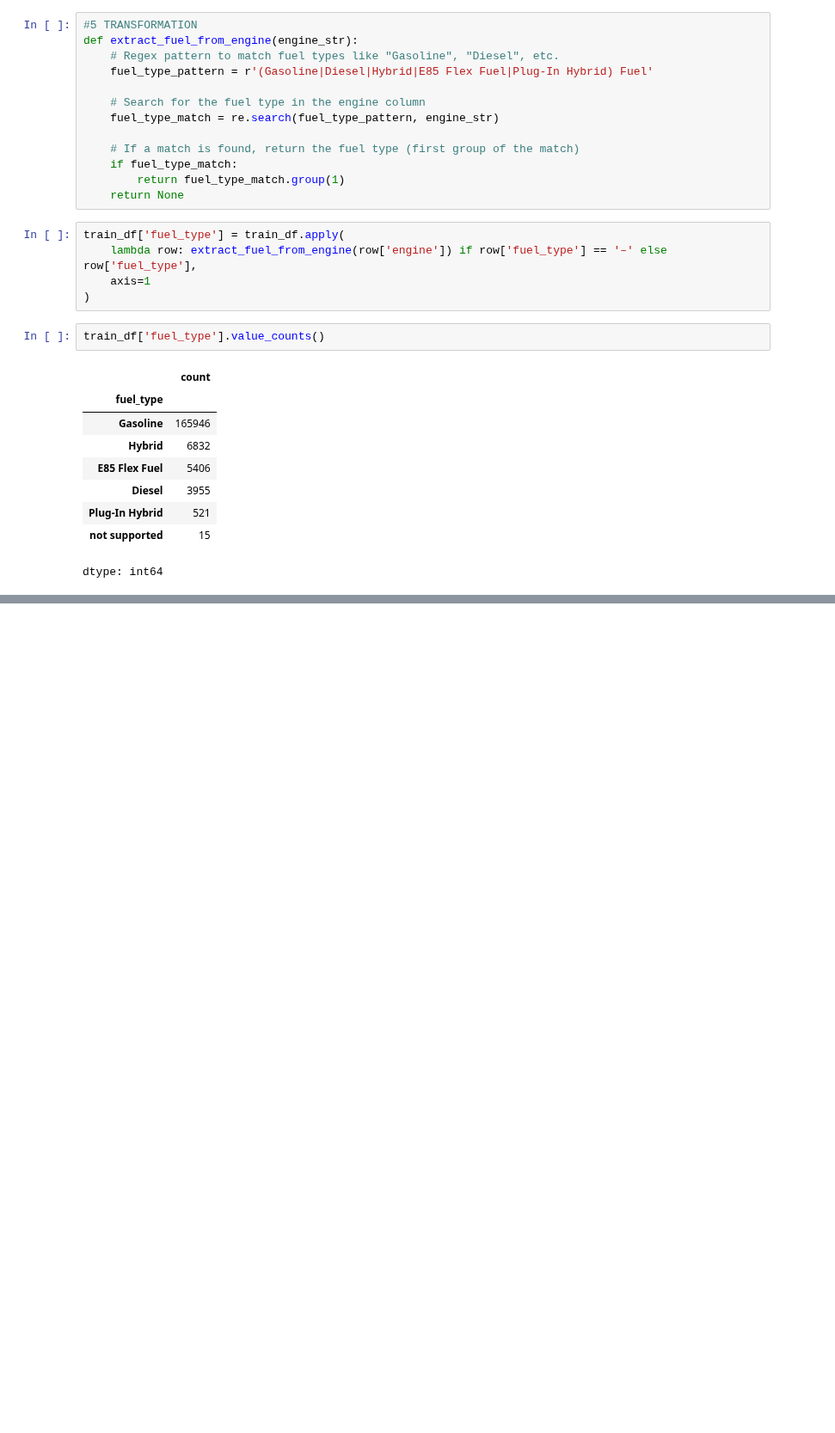
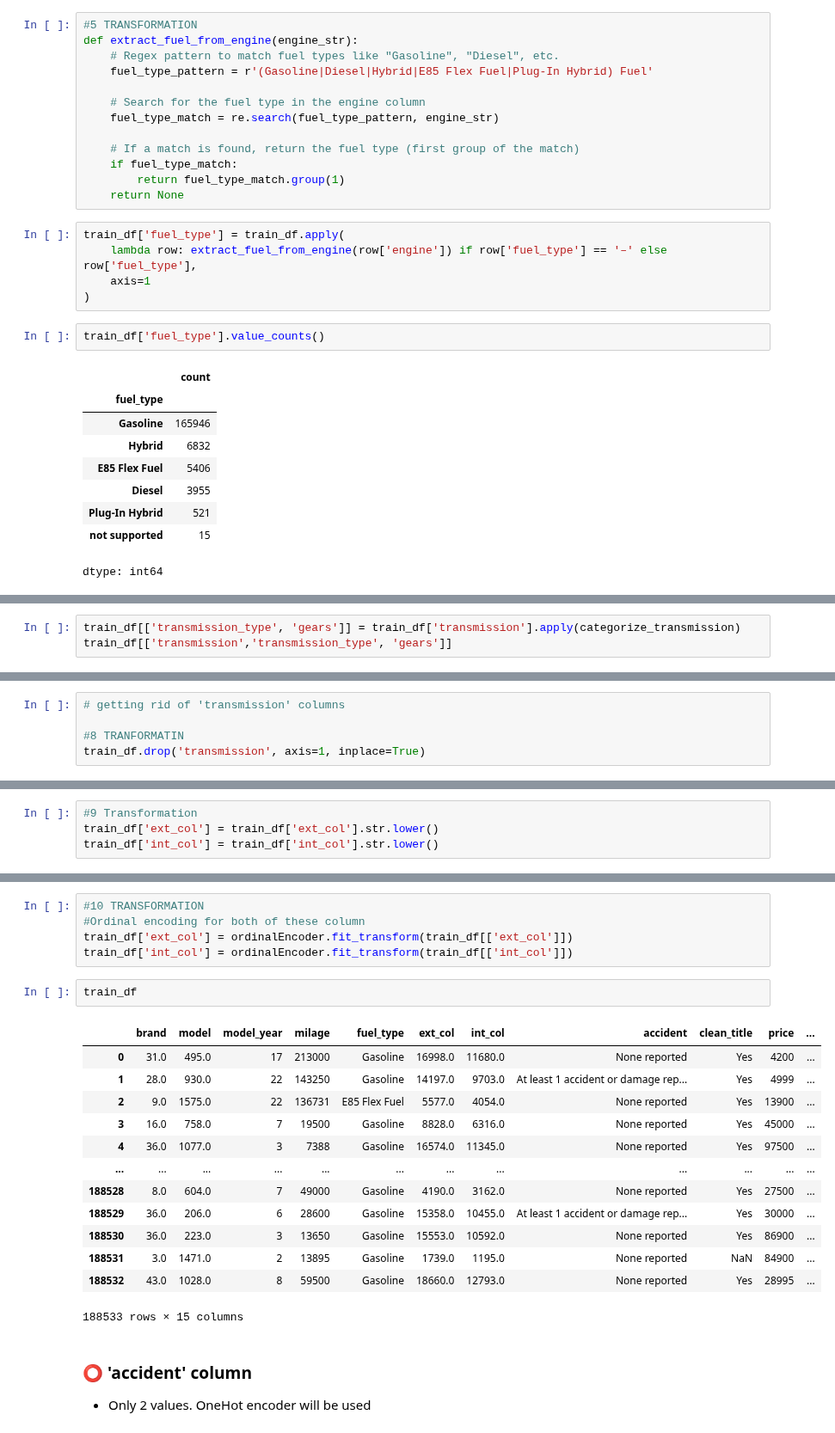
Before and after one commit to subramanya4shenoy/MachineLearningNbs, a Jupyter notebook: kaggle/playground_series_s4e9.ipynb, the cells around one changed output, grey strips where cells are left out. Shown at 86% size. Cells and saved outputs as stored; diff of their text form; blank space fills up the shorter version.

```diff
--- a/kaggle/playground_series_s4e9.ipynb
+++ b/kaggle/playground_series_s4e9.ipynb
@@ -296,0 +404,3 @@ dtype: int64
+# %%
+train_df[['transmission_type', 'gears']] = train_df['transmission'].apply(categorize_transmission)
+train_df[['transmission','transmission_type', 'gears']]
@@ -296,0 +451,5 @@ dtype: int64
+# %%
+# getting rid of 'transmission' columns
+
+#8 TRANFORMATIN
+train_df.drop('transmission', axis=1, inplace=True)
@@ -296,0 +505,4 @@ dtype: int64
+# %%
+#9 Transformation
+train_df['ext_col'] = train_df['ext_col'].str.lower()
+train_df['int_col'] = train_df['int_col'].str.lower()
@@ -296,0 +527,25 @@ dtype: int64
+# %%
+#10 TRANSFORMATION
+#Ordinal encoding for both of these column
+train_df['ext_col'] = ordinalEncoder.fit_transform(train_df[['ext_col']])
+train_df['int_col'] = ordinalEncoder.fit_transform(train_df[['int_col']])
+# %%
+train_df
+# %% [output]
+|  | brand | model | model_year | milage | fuel_type | ext_col | int_col | accident | clean_title | price | ... |
+| 0 | 31.0 | 495.0 | 17 | 213000 | Gasoline | 16998.0 | 11680.0 | None reported | Yes | 4200 | ... |
+| 1 | 28.0 | 930.0 | 22 | 143250 | Gasoline | 14197.0 | 9703.0 | At least 1 accident or damage rep... | Yes | 4999 | ... |
+| 2 | 9.0 | 1575.0 | 22 | 136731 | E85 Flex Fuel | 5577.0 | 4054.0 | None reported | Yes | 13900 | ... |
+| 3 | 16.0 | 758.0 | 7 | 19500 | Gasoline | 8828.0 | 6316.0 | None reported | Yes | 45000 | ... |
+| 4 | 36.0 | 1077.0 | 3 | 7388 | Gasoline | 16574.0 | 11345.0 | None reported | Yes | 97500 | ... |
+| ... | ... | ... | ... | ... | ... | ... | ... | ... | ... | ... | ... |
+| 188528 | 8.0 | 604.0 | 7 | 49000 | Gasoline | 4190.0 | 3162.0 | None reported | Yes | 27500 | ... |
+| 188529 | 36.0 | 206.0 | 6 | 28600 | Gasoline | 15358.0 | 10455.0 | At least 1 accident or damage rep... | Yes | 30000 | ... |
+| 188530 | 36.0 | 223.0 | 3 | 13650 | Gasoline | 15553.0 | 10592.0 | None reported | Yes | 86900 | ... |
+| 188531 | 3.0 | 1471.0 | 2 | 13895 | Gasoline | 1739.0 | 1195.0 | None reported | NaN | 84900 | ... |
+| 188532 | 43.0 | 1028.0 | 8 | 59500 | Gasoline | 18660.0 | 12793.0 | None reported | Yes | 28995 | ... |
+188533 rows × 15 columns
+# %% [markdown]
+### ⭕ 'accident' column
+
+*   Only 2 values. OneHot encoder will be used
```
Also changed, not shown: parts of 33 cells of this notebook.
